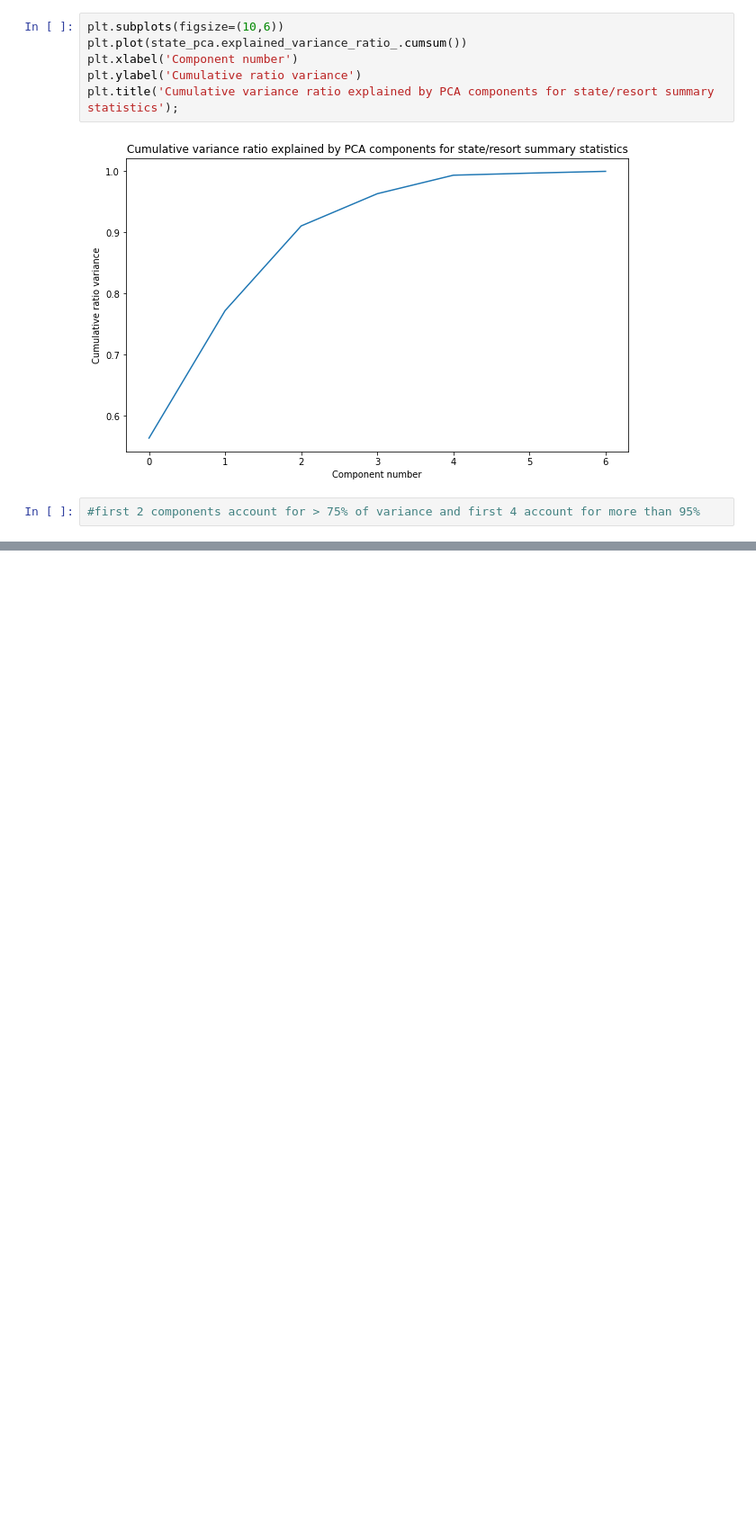
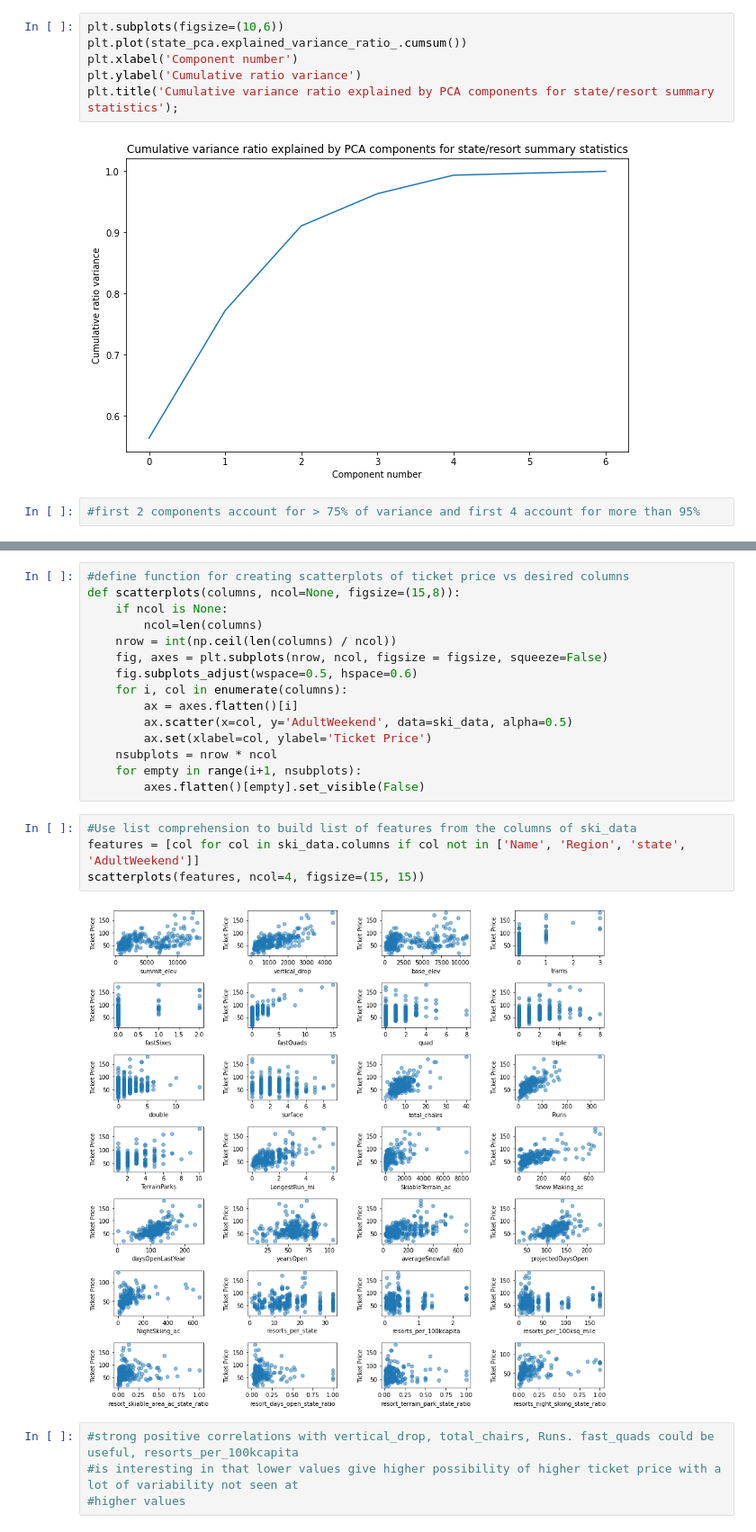
Before and after one commit to AMersman/DataScienceGuidedCapstone, a Jupyter notebook: Notebooks/3.ExploratoryDataAnalysis_GuidedCapstone.ipynb, the cells around one changed output, grey strips where cells are left out. Shown at 90% size. Cells and saved outputs as stored; diff of their text form; blank space fills up the shorter version.

```diff
--- a/Notebooks/3.ExploratoryDataAnalysis_GuidedCapstone.ipynb
+++ b/Notebooks/3.ExploratoryDataAnalysis_GuidedCapstone.ipynb
@@ -518,0 +570,25 @@ ski_data.head().T
+# %%
+#define function for creating scatterplots of ticket price vs desired columns
+def scatterplots(columns, ncol=None, figsize=(15,8)):
+    if ncol is None:
+        ncol=len(columns)
+    nrow = int(np.ceil(len(columns) / ncol))
+    fig, axes = plt.subplots(nrow, ncol, figsize = figsize, squeeze=False)
+    fig.subplots_adjust(wspace=0.5, hspace=0.6)
+    for i, col in enumerate(columns):
+        ax = axes.flatten()[i]
+        ax.scatter(x=col, y='AdultWeekend', data=ski_data, alpha=0.5)
+        ax.set(xlabel=col, ylabel='Ticket Price')
+    nsubplots = nrow * ncol
+    for empty in range(i+1, nsubplots):
+        axes.flatten()[empty].set_visible(False)
+# %%
+#Use list comprehension to build list of features from the columns of ski_data
+features = [col for col in ski_data.columns if col not in ['Name', 'Region', 'state', 'AdultWeekend']]
+scatterplots(features, ncol=4, figsize=(15, 15))
+# %% [output]
+[figure, added]
+# %%
+#strong positive correlations with vertical_drop, total_chairs, Runs. fast_quads could be useful, resorts_per_100kcapita
+#is interesting in that lower values give higher possibility of higher ticket price with a lot of variability not seen at
+#higher values
```
Also changed, not shown: parts of 54 cells of this notebook.
